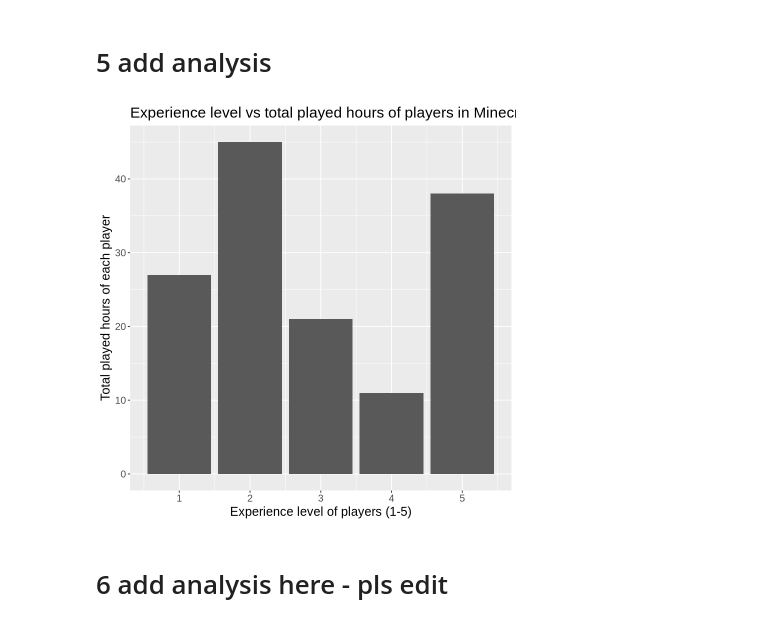
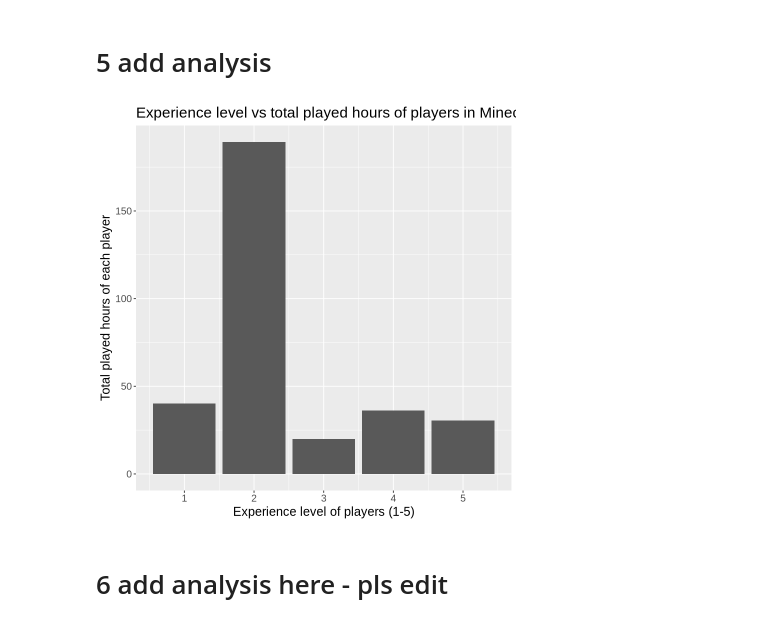
Before and after one commit to janeymhe/dsci-100-project, a Jupyter notebook: final_project.ipynb, the cells around one changed output. Saved outputs shown, nothing was run; the diff lists cells and outputs as text; code cells hidden in the pictures.

```diff
--- a/final_project.ipynb
+++ b/final_project.ipynb
@@ -138,15 +202,16 @@ Warning message in geom_histogram(stat = "identity"):
 # %% [markdown]
 # 5 add analysis
 # %%
+# removed outliers when play time was above 150
 experience_training_plot <- players_training_clean|>
-                            ggplot(aes(x=experience_num),
-                                       y=played_hours)+
-                            geom_bar()+
+                            ggplot(aes(x=experience_num,
+                                       y=played_hours))+
+                            geom_bar(stat = "identity")+
                             labs(x = "Experience level of players (1-5)",
                                  y = "Total played hours of each player")+
                             ggtitle("Experience level vs total played hours of players in Minecraft")+
                             theme(text = element_text(size=15))
 experience_training_plot
 # %% [output]
-[figure, old version]
+[figure, new version]
 # %%
```
Also changed, not shown: parts of 13 cells of this notebook.
